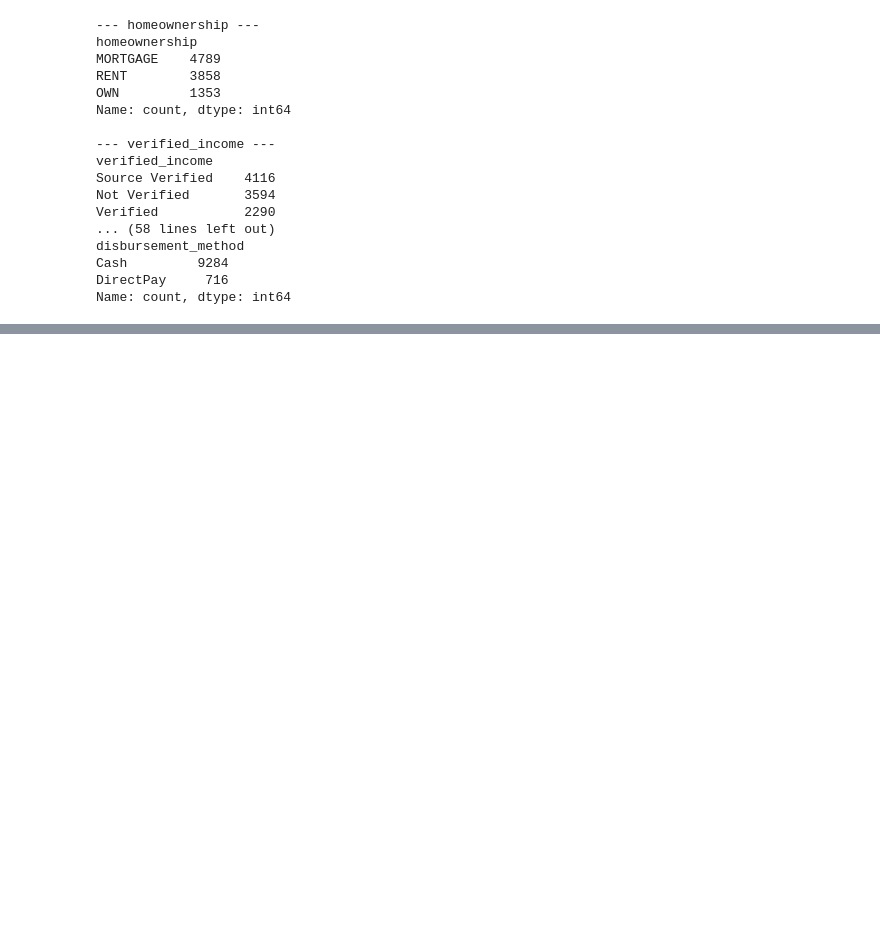
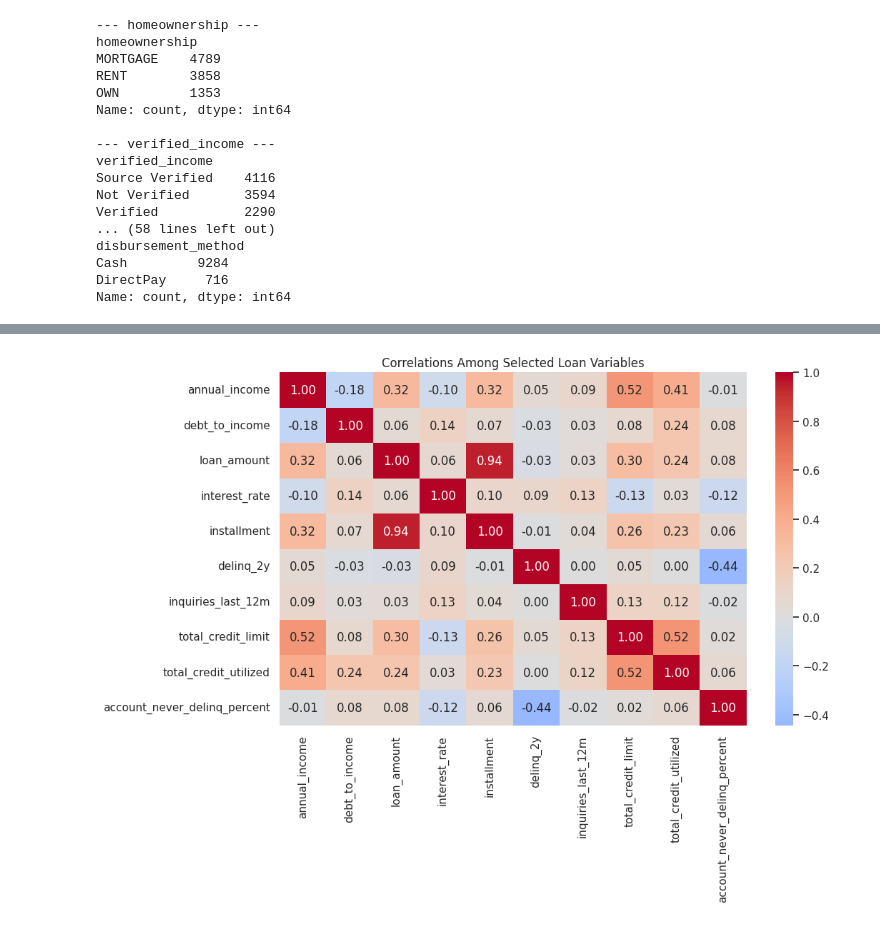
Before and after one commit to DxubleBTW/averylee-lendingclub-loan-analysis, a Jupyter notebook: averylee_lendingclub_loan_analysis_pynb.ipynb, the cells around one changed output, grey strips where cells are left out. Cells and saved outputs as stored; diff of their text form; code cells hidden in the pictures; blank space fills up the shorter version.

```diff
--- a/averylee_lendingclub_loan_analysis_pynb.ipynb
+++ b/averylee_lendingclub_loan_analysis_pynb.ipynb
@@ -473,0 +529,32 @@ Name: count, dtype: int64
+# %%
+correlation_variables = [
+    "annual_income",
+    "debt_to_income",
+    "loan_amount",
+    "interest_rate",
+    "installment",
+    "delinq_2y",
+    "inquiries_last_12m",
+    "total_credit_limit",
+    "total_credit_utilized",
+    "account_never_delinq_percent"
+]
+
+correlation_matrix = df[correlation_variables].corr()
+
+plt.figure(figsize=(11, 8))
+
+sns.heatmap(
+    correlation_matrix,
+    annot=True,
+    fmt=".2f",
+    cmap="coolwarm",
+    center=0
+)
+
+plt.title("Correlations Among Selected Loan Variables")
+
+plt.tight_layout()
+plt.show()
+# %% [output]
+[figure, added]
```
Also changed, not shown: parts of 20 cells of this notebook.
